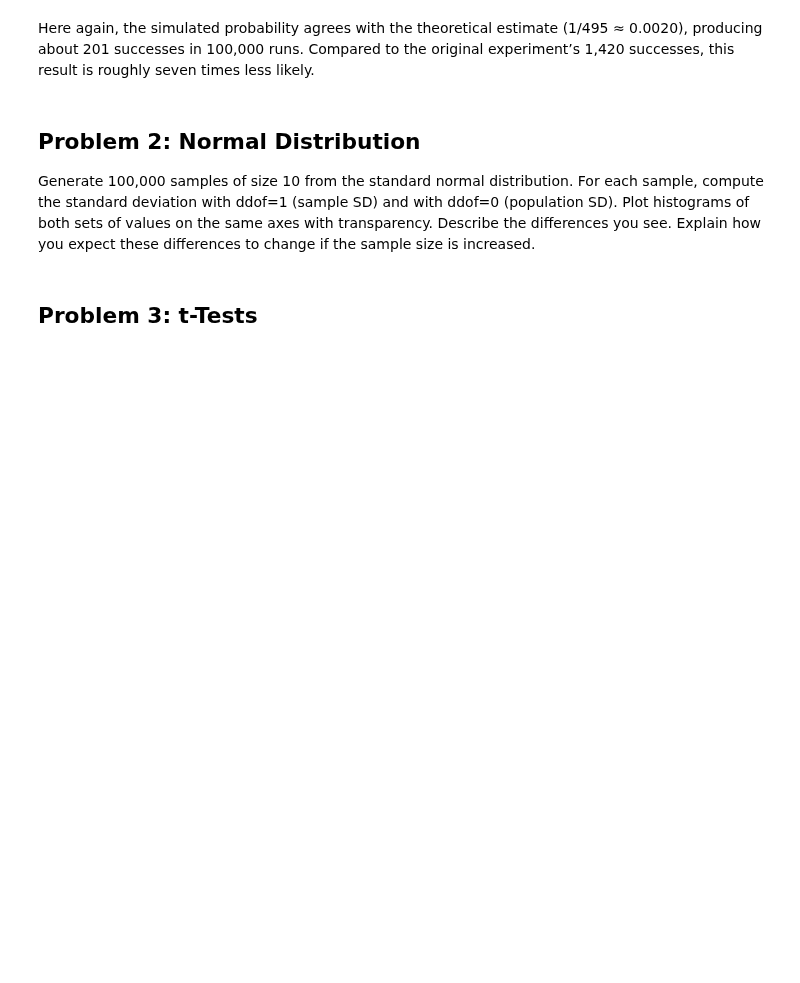
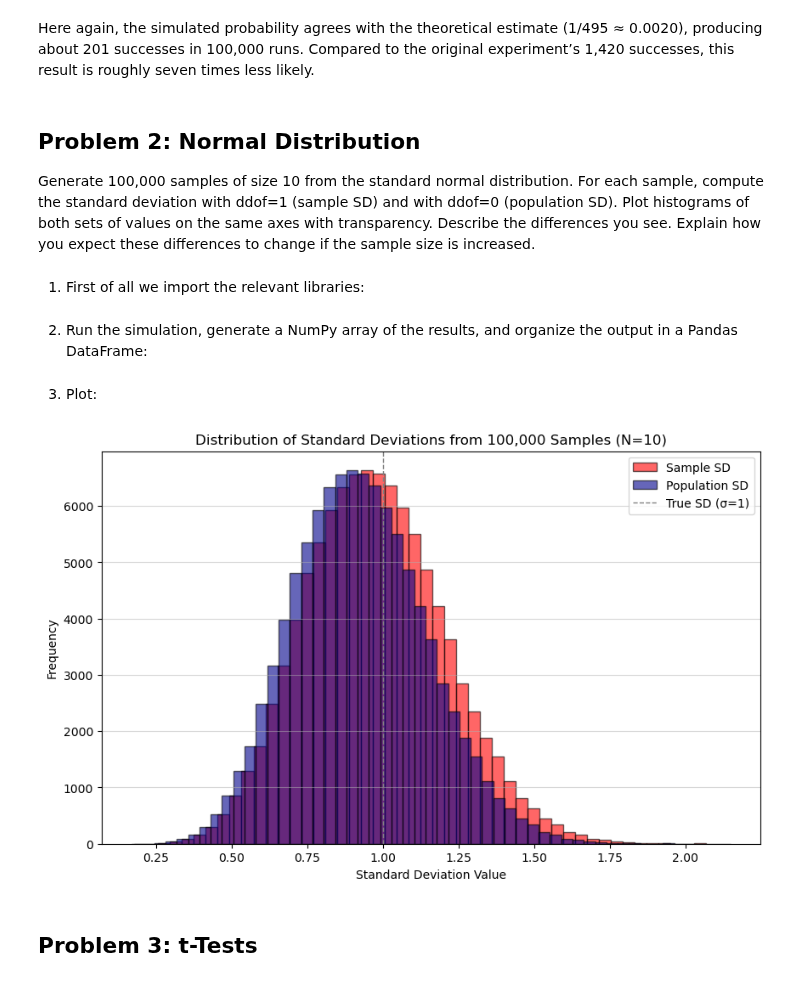
Before and after one commit to MattiDoubleU/Applied-Statistics, a Jupyter notebook: problems.ipynb, the cells around one changed output. Saved outputs shown, nothing was run; the diff lists cells and outputs as text; code cells hidden in the pictures; blank space fills up the shorter version.

```diff
--- a/problems.ipynb
+++ b/problems.ipynb
@@ -347,3 +347,5 @@ Here again, the simulated probability agrees with the theoretical estimate (1/49
 # %% [markdown]
 ## Problem 2: Normal Distribution
 Generate 100,000 samples of size 10 from the standard normal distribution. For each sample, compute the standard deviation with ddof=1 (sample SD) and with ddof=0 (population SD). Plot histograms of both sets of values on the same axes with transparency. Describe the differences you see. Explain how you expect these differences to change if the sample size is increased.
+# %% [markdown]
+1. First of all we import the relevant libraries:
@@ -350,8 +356,6 @@ Generate 100,000 samples of size 10 from the standard normal distribution. For e
+# %% [markdown]
+2. Run the simulation, generate a NumPy array of the results, and organize the output in a Pandas DataFrame:
 # %%
-import numpy as np
-import pandas as pd
-import matplotlib.pyplot as plt
-
 # Simulation Parameters.
 num_samples = 100000
 sample_size = 10
@@ -364,10 +368,45 @@ sample_sd = data.std(axis=1, ddof=1)
 population_sd = data.std(axis=1, ddof=0)
 
 # Panda Dataframe.
-results_df = pd.DataFrame({
+df = pd.DataFrame({
     'sample_sd (ddof=1)': sample_sd,
     'population_sd (ddof=0)': population_sd
 })
+# %% [markdown]
+3. Plot:
+# %%
+# Plot.
+plt.figure(figsize=(10, 6))
+
+# Histogram for Sample SD (ddof=1).
+plt.hist(
+    df['sample_sd (ddof=1)'],
+    bins=50,
+    alpha=0.6,
+    label='Sample SD',
+    color='red',
+    edgecolor='black'
+)
+
+# Histogram for Population SD (ddof=0).
+plt.hist(
+    df['population_sd (ddof=0)'],
+    bins=50,
+    alpha=0.6,
+    label='Population SD',
+    color='darkblue',
+    edgecolor='black'
+)
+
+# Add labels, title, and legend.
+plt.axvline(1.0, color='gray', linestyle='--', linewidth=1, label='True SD (σ=1)')
+plt.title(f'Distribution of Standard Deviations from {num_samples:,} Samples (N={sample_size})')
+plt.xlabel('Standard Deviation Value')
+plt.ylabel('Frequency')
+plt.legend()
+plt.grid(axis='y', alpha=0.5)
+# %% [output]
+[figure, added]
 # %% [markdown]
 ## Problem 3: t-Tests
 # %% [markdown]
```
Also changed, not shown: parts of 1 cell of this notebook.
